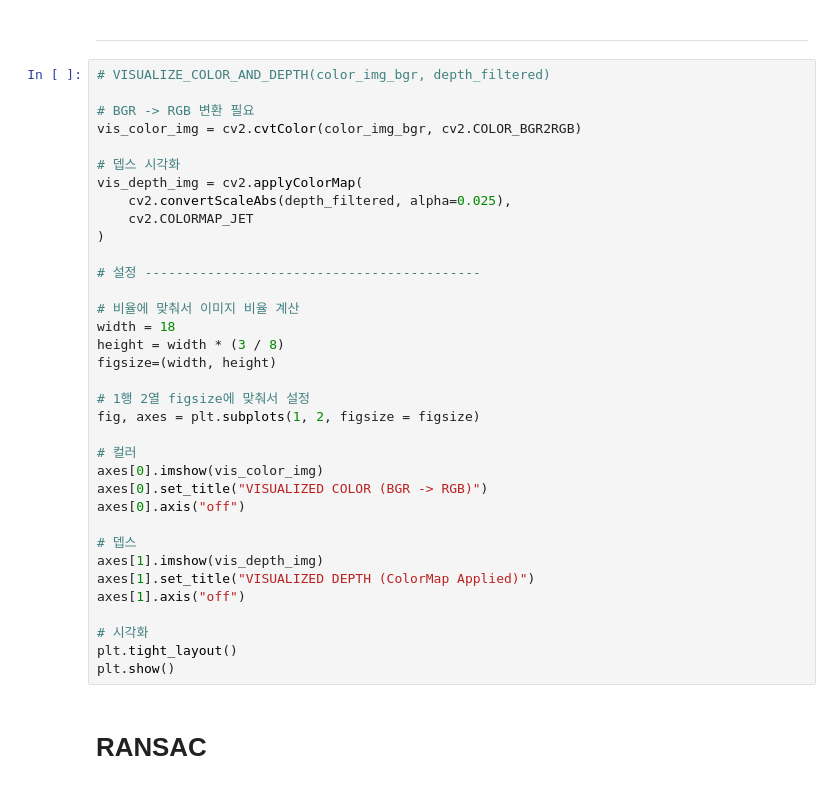
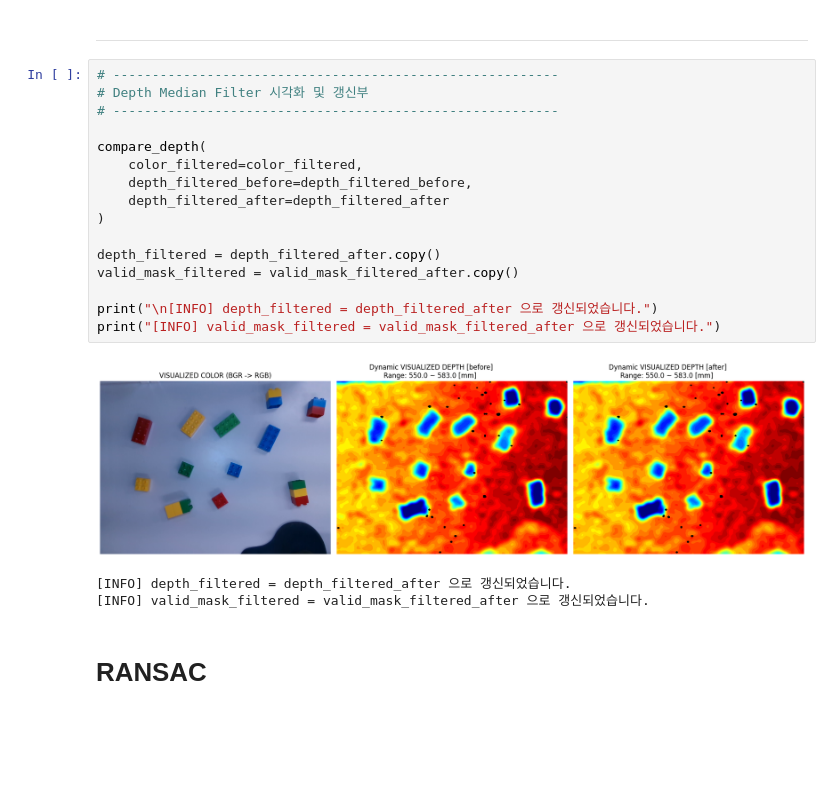
Before and after one commit to engineer0914/pointcloud_test, a Jupyter notebook: INUVision.ipynb, the cells around one changed output. Drawn from its saved outputs; the diff is of its cells as text; blank space fills up the shorter version.

```diff
--- a/INUVision.ipynb
+++ b/INUVision.ipynb
@@ -1710,40 +1715,25 @@ depth_median, depth_filter_median_info = apply_depth_median_filter(
 # %% [markdown]
 ---
 # %%
-# VISUALIZE_COLOR_AND_DEPTH(color_img_bgr, depth_filtered)
+# ---------------------------------------------------------
+# Depth Median Filter 시각화 및 갱신부
+# ---------------------------------------------------------
 
-# BGR -> RGB 변환 필요
-vis_color_img = cv2.cvtColor(color_img_bgr, cv2.COLOR_BGR2RGB)
-
-# 뎁스 시각화
-vis_depth_img = cv2.applyColorMap(
-    cv2.convertScaleAbs(depth_filtered, alpha=0.025),
-    cv2.COLORMAP_JET
+compare_depth(
+    color_filtered=color_filtered,
+    depth_filtered_before=depth_filtered_before,
+    depth_filtered_after=depth_filtered_after
 )
 
-# 설정 -------------------------------------------
+depth_filtered = depth_filtered_after.copy()
+valid_mask_filtered = valid_mask_filtered_after.copy()
 
-# 비율에 맞춰서 이미지 비율 계산
-width = 18
-height = width * (3 / 8)
-figsize=(width, height)
-
-# 1행 2열 figsize에 맞춰서 설정
-fig, axes = plt.subplots(1, 2, figsize = figsize)
-
-# 컬러
-axes[0].imshow(vis_color_img)
-axes[0].set_title("VISUALIZED COLOR (BGR -> RGB)")
-axes[0].axis("off")
-
-# 뎁스
-axes[1].imshow(vis_depth_img)
-axes[1].set_title("VISUALIZED DEPTH (ColorMap Applied)")
-axes[1].axis("off")
-
-# 시각화
-plt.tight_layout()
-plt.show()
+print("\n[INFO] depth_filtered = depth_filtered_after 으로 갱신되었습니다.")
+print("[INFO] valid_mask_filtered = valid_mask_filtered_after 으로 갱신되었습니다.")
+# %% [output]
+[figure, added]
+[INFO] depth_filtered = depth_filtered_after 으로 갱신되었습니다.
+[INFO] valid_mask_filtered = valid_mask_filtered_after 으로 갱신되었습니다.
 # %% [markdown]
 # **RANSAC**
 # %% [markdown]
```
Also changed, not shown: parts of 8 cells of this notebook, 2 other files.
